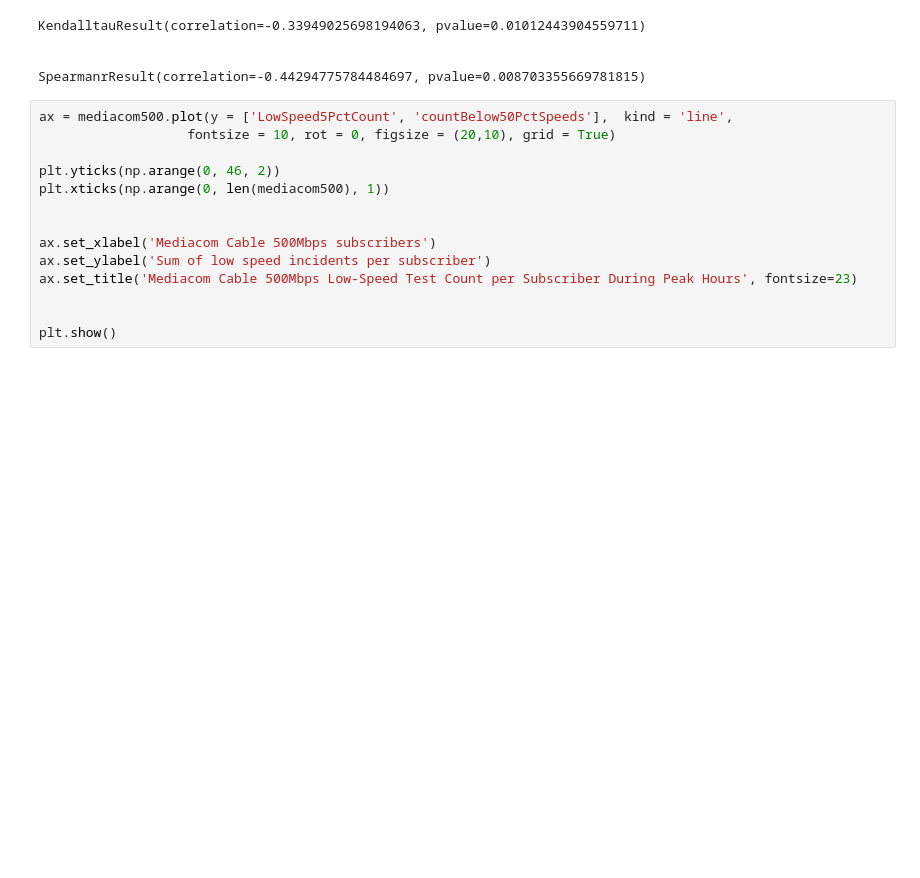
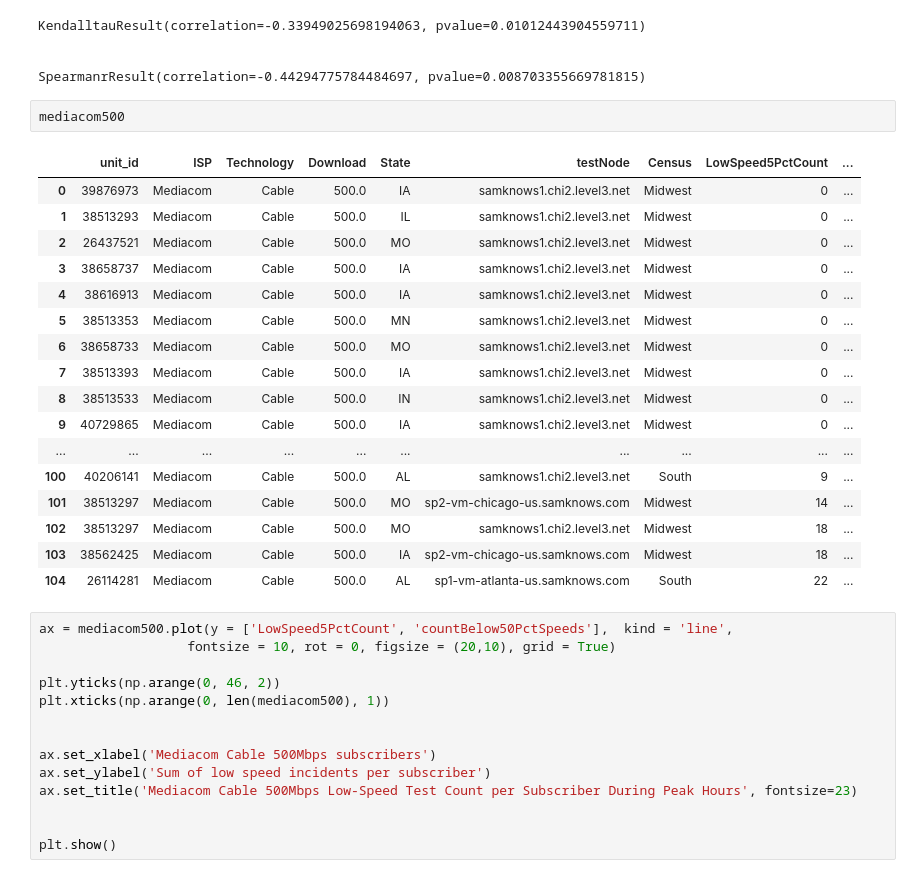
Before and after one commit to afreund415/MBA-broadband-research, a Jupyter notebook: Spatial & Temporal MBA Data Tests.ipynb, the cells around one changed output. Saved outputs shown, nothing was run; the diff lists cells and outputs as text; blank space fills up the shorter version.

```diff
--- a/Spatial & Temporal MBA Data Tests.ipynb
+++ b/Spatial & Temporal MBA Data Tests.ipynb
@@ -205,6 +244,26 @@ KendalltauResult(correlation=-0.33949025698194063, pvalue=0.01012443904559711)
 
 
 SpearmanrResult(correlation=-0.44294775784484697, pvalue=0.008703355669781815)
+# %%
+mediacom500
+# %% [output]
+|  | unit_id | ISP | Technology | Download | State | testNode | Census | LowSpeed5PctCount | ... |
+| 0 | 39876973 | Mediacom | Cable | 500.0 | IA | samknows1.chi2.level3.net | Midwest | 0 | ... |
+| 1 | 38513293 | Mediacom | Cable | 500.0 | IL | samknows1.chi2.level3.net | Midwest | 0 | ... |
+| 2 | 26437521 | Mediacom | Cable | 500.0 | MO | samknows1.chi2.level3.net | Midwest | 0 | ... |
+| 3 | 38658737 | Mediacom | Cable | 500.0 | IA | samknows1.chi2.level3.net | Midwest | 0 | ... |
+| 4 | 38616913 | Mediacom | Cable | 500.0 | IA | samknows1.chi2.level3.net | Midwest | 0 | ... |
+| 5 | 38513353 | Mediacom | Cable | 500.0 | MN | samknows1.chi2.level3.net | Midwest | 0 | ... |
+| 6 | 38658733 | Mediacom | Cable | 500.0 | MO | samknows1.chi2.level3.net | Midwest | 0 | ... |
+| 7 | 38513393 | Mediacom | Cable | 500.0 | IA | samknows1.chi2.level3.net | Midwest | 0 | ... |
+| 8 | 38513533 | Mediacom | Cable | 500.0 | IN | samknows1.chi2.level3.net | Midwest | 0 | ... |
+| 9 | 40729865 | Mediacom | Cable | 500.0 | IA | samknows1.chi2.level3.net | Midwest | 0 | ... |
+| ... | ... | ... | ... | ... | ... | ... | ... | ... | ... |
+| 100 | 40206141 | Mediacom | Cable | 500.0 | AL | samknows1.chi2.level3.net | South | 9 | ... |
+| 101 | 38513297 | Mediacom | Cable | 500.0 | MO | sp2-vm-chicago-us.samknows.com | Midwest | 14 | ... |
+| 102 | 38513297 | Mediacom | Cable | 500.0 | MO | samknows1.chi2.level3.net | Midwest | 18 | ... |
+| 103 | 38562425 | Mediacom | Cable | 500.0 | IA | sp2-vm-chicago-us.samknows.com | Midwest | 18 | ... |
+| 104 | 26114281 | Mediacom | Cable | 500.0 | AL | sp1-vm-atlanta-us.samknows.com | South | 22 | ... |
 # %%
 ax = mediacom500.plot(y = ['LowSpeed5PctCount', 'countBelow50PctSpeeds'],  kind = 'line',
                    fontsize = 10, rot = 0, figsize = (20,10), grid = True)
```
Also changed, not shown: parts of 6 cells of this notebook.
